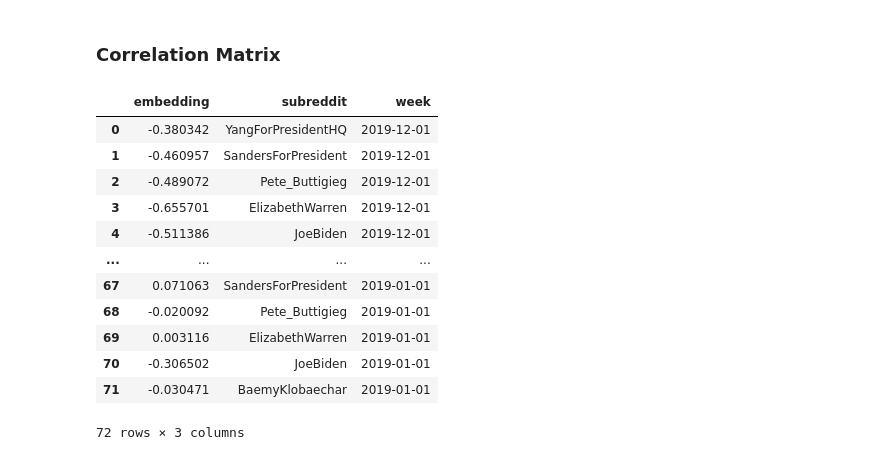
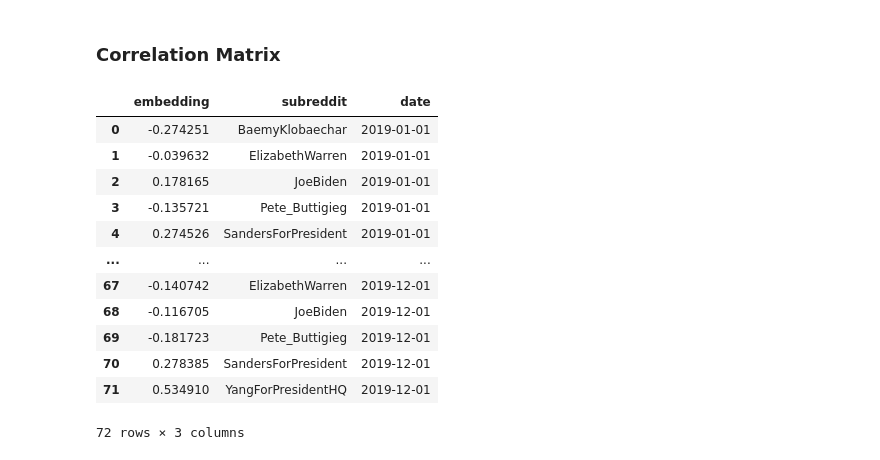
Before and after one commit to CSSLab/political-subreddits, a Jupyter notebook: Exploratory_Analysis.ipynb, the cells around one changed output. Saved outputs shown, nothing was run; the diff lists cells and outputs as text; code cells hidden in the pictures.

```diff
--- a/Exploratory_Analysis.ipynb
+++ b/Exploratory_Analysis.ipynb
@@ -56,6 +79,9 @@ polling_agg
 | 323 | 2020-04-27 | Joseph R. Biden Jr. | 68.0 |
 324 rows × 3 columns
 # %%
+poll_mapping = {}
+for a,b in zip(candidate_names,px.colors.qualitative.Plotly):
+    poll_mapping[a] = b
 args = {
     "x": "week",
     "y": "pct",
@@ -64,7 +90,7 @@ args = {
     "title":  "2020 Democratic Nominee Polls",
     "template": "simple_white",
     "labels": {"pct": "Polling Average", "week": "Week", "candidate_name": "Candidate"},
-    "color_discrete_map": mapping
+    "color_discrete_map": poll_mapping
 }
 
 fig = px.line(polling_agg,**args)
@@ -399,10 +438,0 @@ embedding
-# %%
-def avg_distance(subreddit,week):
-    filter_week = embedding[embedding["week"] == week]
-    sub_vec = filter_week[filter_week["subreddit"] == subreddit].drop(["subreddit","week"],axis=1).to_numpy().flatten()
-    other_vecs = filter_week[filter_week["subreddit"] != subreddit].drop(["subreddit","week"],axis=1).to_numpy()
-    dists = np.apply_along_axis(lambda a : 1 - cos_sim(sub_vec,a), 1, other_vecs)
-    return np.mean(dists)
-# embedding = embedding[~embedding["subreddit"].isin(right_candidates)]
-embedding["avg_dist"] = np.vectorize(avg_distance)(embedding['subreddit'], embedding['week'])
-embedding
@@ -422,0 +441,8 @@ embedding
+# %%
+embedding = load_embedding("/h/224/cameron/Political-Subreddit-Embedding/trained_embeddings/temporal/{}/{}_vecs_0.0028_15.txt".format(TIME_FRAME,TIME_FRAME),split=False)
+#Parse out date and subreddit from single index
+t = embedding.index.map(lambda x: parse_tup(x,date_str="%d/%m/%Y"))
+t = list(map(tuple,t))
+embedding.index = pd.MultiIndex.from_tuples(t)
+embedding = embedding.rename_axis(("subreddit", "date")).sort_values(["date","subreddit"])
+embedding
@@ -422,0 +464,11 @@ embedding
+# %%
+def avg_distance(embedding,subreddit,date):
+    idx = pd.IndexSlice
+    filter_date = embedding.loc[idx[:,date], :]
+    sub_vec = filter_date.loc[idx[subreddit,:], :].to_numpy().flatten()
+    other_vecs = filter_date[~filter_date.index.isin([subreddit],level=0)].to_numpy()
+    dists = np.apply_along_axis(lambda a : cos_dist(sub_vec,a), 1, other_vecs)
+    return np.mean(dists)
+just_cands = embedding[embedding.index.get_level_values(0).isin(left_candidates)]
+just_cands["avg_dist"] = just_cands.apply(lambda x: avg_distance(just_cands,x.name[0],x.name[1]),axis=1)
+just_cands
@@ -445,22 +516,22 @@ fig.show()
 # %%
 from sklearn.decomposition import PCA
 pca =  PCA(n_components = 1)
-one_dim =  pd.DataFrame(pca.fit_transform(embedding.iloc[:,2:]))
+one_dim =  pd.DataFrame(pca.fit_transform(just_cands))
 one_dim.columns = ["embedding"]
-one_dim[["subreddit","week"]] = embedding[["subreddit","week"]]
+one_dim["subreddit"],one_dim["date"] = just_cands.index.get_level_values(0),just_cands.index.get_level_values(1)
 one_dim
 # %% [output]
-|  | embedding | subreddit | week |
-| 0 | -0.380342 | YangForPresidentHQ | 2019-12-01 |
-| 1 | -0.460957 | SandersForPresident | 2019-12-01 |
-| 2 | -0.489072 | Pete_Buttigieg | 2019-12-01 |
-| 3 | -0.655701 | ElizabethWarren | 2019-12-01 |
-| 4 | -0.511386 | JoeBiden | 2019-12-01 |
+|  | embedding | subreddit | date |
+| 0 | -0.274251 | BaemyKlobaechar | 2019-01-01 |
+| 1 | -0.039632 | ElizabethWarren | 2019-01-01 |
+| 2 | 0.178165 | JoeBiden | 2019-01-01 |
+| 3 | -0.135721 | Pete_Buttigieg | 2019-01-01 |
+| 4 | 0.274526 | SandersForPresident | 2019-01-01 |
 | ... | ... | ... | ... |
-| 67 | 0.071063 | SandersForPresident | 2019-01-01 |
-| 68 | -0.020092 | Pete_Buttigieg | 2019-01-01 |
-| 69 | 0.003116 | ElizabethWarren | 2019-01-01 |
-| 70 | -0.306502 | JoeBiden | 2019-01-01 |
-| 71 | -0.030471 | BaemyKlobaechar | 2019-01-01 |
+| 67 | -0.140742 | ElizabethWarren | 2019-12-01 |
+| 68 | -0.116705 | JoeBiden | 2019-12-01 |
+| 69 | -0.181723 | Pete_Buttigieg | 2019-12-01 |
+| 70 | 0.278385 | SandersForPresident | 2019-12-01 |
+| 71 | 0.534910 | YangForPresidentHQ | 2019-12-01 |
 72 rows × 3 columns
 # %%
```
Also changed, not shown: parts of 25 cells of this notebook, 4 other files.
